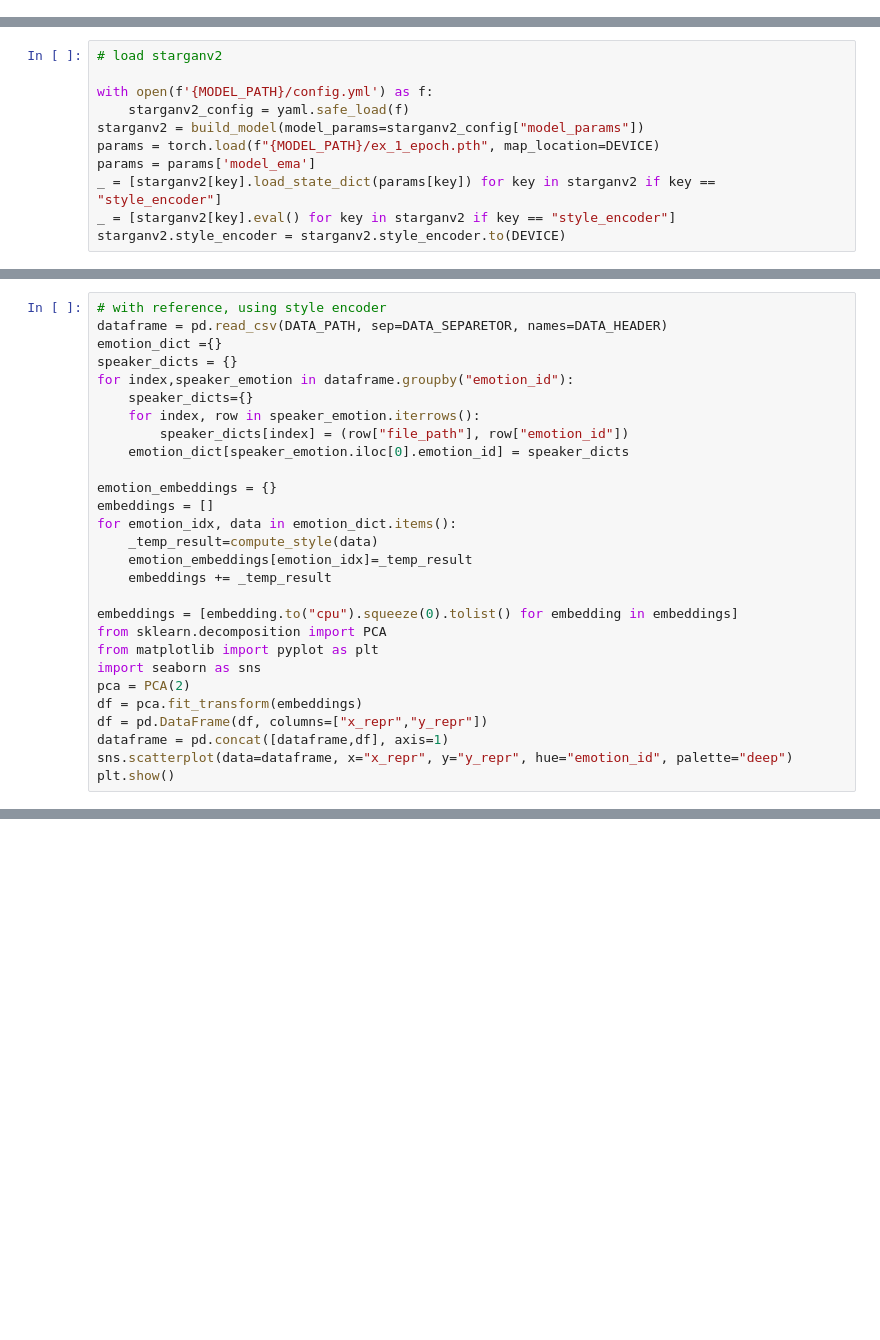
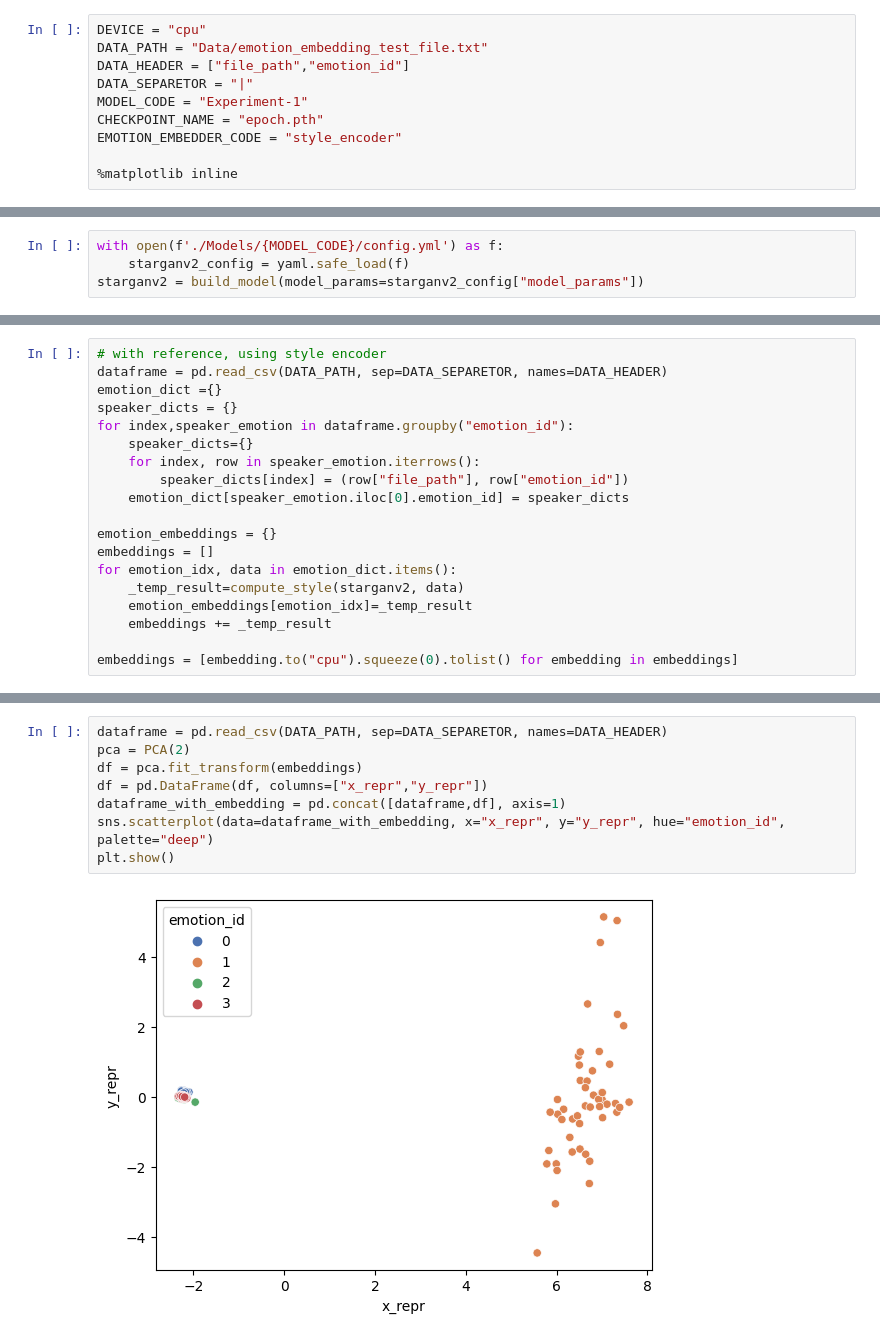
Before and after one commit to gnekt/StarGANv2-EmotionalVC, a Jupyter notebook: emotion_embedding_test.ipynb, the cells around one changed output, grey strips where cells are left out. Saved outputs shown, nothing was run; the diff lists cells and outputs as text; blank space fills up the shorter version.

```diff
--- a/emotion_embedding_test.ipynb
+++ b/emotion_embedding_test.ipynb
@@ -25,0 +44,10 @@ MODEL_PATH = "Models/Experiment-1"
+# %%
+DEVICE = "cpu"
+DATA_PATH = "Data/emotion_embedding_test_file.txt"
+DATA_HEADER = ["file_path","emotion_id"]
+DATA_SEPARETOR = "|"
+MODEL_CODE = "Experiment-1"
+CHECKPOINT_NAME = "epoch.pth"
+EMOTION_EMBEDDER_CODE = "style_encoder"
+
+%matplotlib inline
@@ -58,11 +111,0 @@ def compute_style(speaker_dicts):
-# %%
-# load starganv2
-
-with open(f'{MODEL_PATH}/config.yml') as f:
-    starganv2_config = yaml.safe_load(f)
-starganv2 = build_model(model_params=starganv2_config["model_params"])
-params = torch.load(f"{MODEL_PATH}/ex_1_epoch.pth", map_location=DEVICE)
-params = params['model_ema']
-_ = [starganv2[key].load_state_dict(params[key]) for key in starganv2 if key == "style_encoder"]
-_ = [starganv2[key].eval() for key in starganv2 if key == "style_encoder"]
-starganv2.style_encoder = starganv2.style_encoder.to(DEVICE)
@@ -70,0 +118,4 @@ starganv2.style_encoder = starganv2.style_encoder.to(DEVICE)
+# %%
+with open(f'./Models/{MODEL_CODE}/config.yml') as f:
+    starganv2_config = yaml.safe_load(f)
+starganv2 = build_model(model_params=starganv2_config["model_params"])
@@ -82,18 +137,9 @@ for index,speaker_emotion in dataframe.groupby("emotion_id"):
 emotion_embeddings = {}
 embeddings = []
 for emotion_idx, data in emotion_dict.items():
-    _temp_result=compute_style(data)
+    _temp_result=compute_style(starganv2, data)
     emotion_embeddings[emotion_idx]=_temp_result
     embeddings += _temp_result
 
 embeddings = [embedding.to("cpu").squeeze(0).tolist() for embedding in embeddings]
-from sklearn.decomposition import PCA
-from matplotlib import pyplot as plt
-import seaborn as sns
-pca = PCA(2)
-df = pca.fit_transform(embeddings)
-df = pd.DataFrame(df, columns=["x_repr","y_repr"])
-dataframe = pd.concat([dataframe,df], axis=1)
-sns.scatterplot(data=dataframe, x="x_repr", y="y_repr", hue="emotion_id", palette="deep")
-plt.show()
 # %% [output]
@@ -100,0 +152,10 @@ plt.show()
+# %%
+dataframe = pd.read_csv(DATA_PATH, sep=DATA_SEPARETOR, names=DATA_HEADER)
+pca = PCA(2)
+df = pca.fit_transform(embeddings)
+df = pd.DataFrame(df, columns=["x_repr","y_repr"])
+dataframe_with_embedding = pd.concat([dataframe,df], axis=1)
+sns.scatterplot(data=dataframe_with_embedding, x="x_repr", y="y_repr", hue="emotion_id", palette="deep")
+plt.show()
+# %% [output]
+[figure, added]
```
Also changed, not shown: parts of 17 cells of this notebook, 4 other files.
